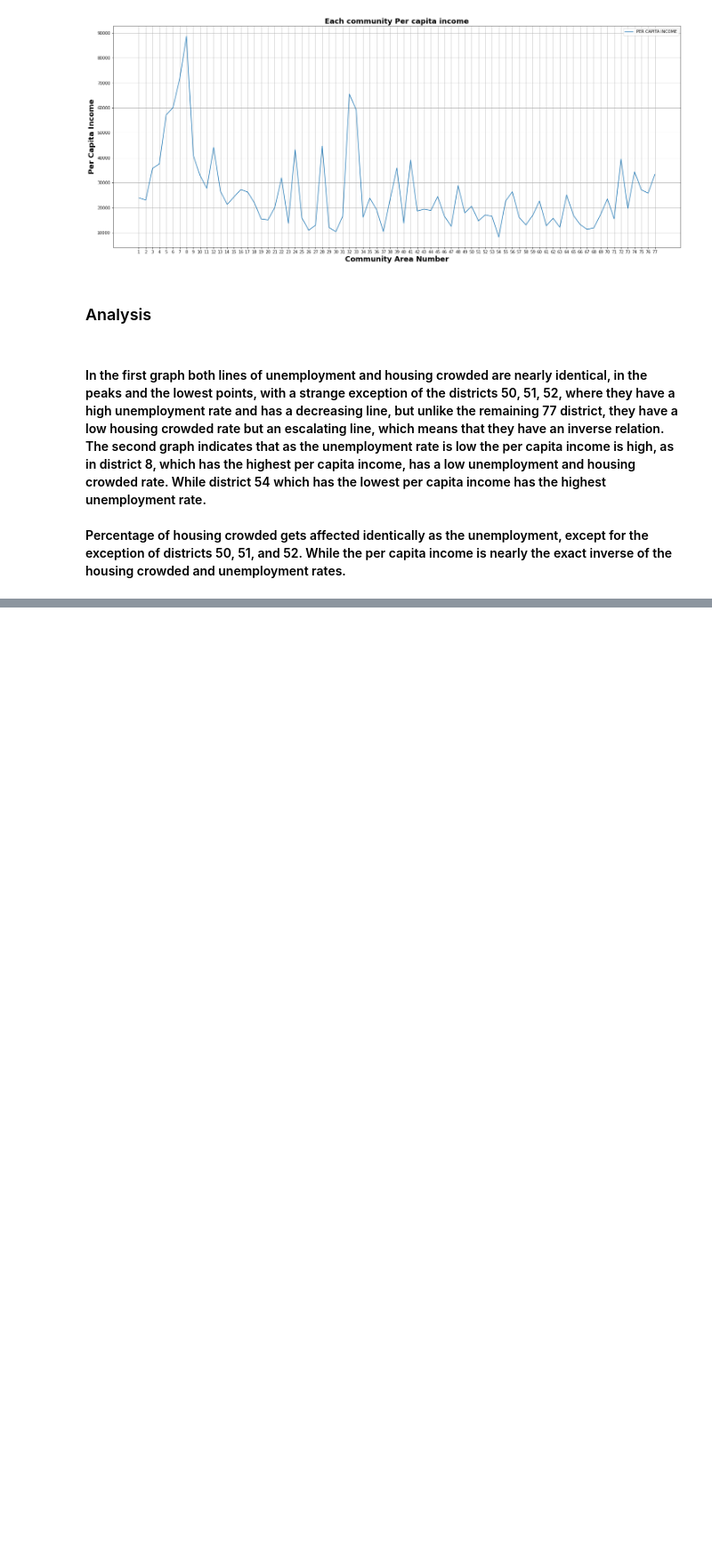
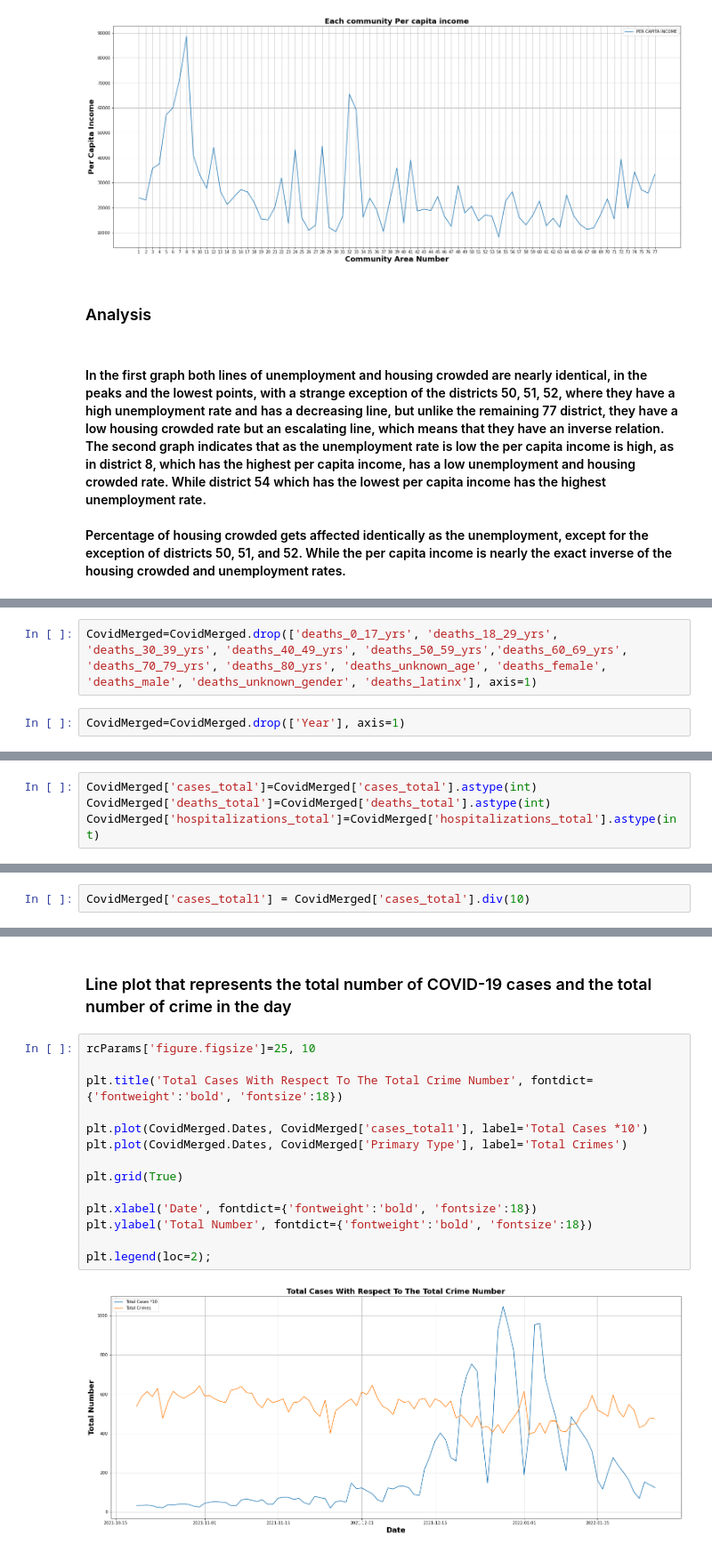
Before and after one commit to ZakDoo/Crime-and-Socioeconomics-Indicators-in-Chicago, a Jupyter notebook: Group4DataScience.ipynb, the cells around one changed output, grey strips where cells are left out. Shown at 89% size. Saved outputs shown, nothing was run; the diff lists cells and outputs as text; blank space fills up the shorter version.

```diff
--- a/Group4DataScience.ipynb
+++ b/Group4DataScience.ipynb
@@ -885,0 +1257,4 @@ Percentage of housing crowded gets affected identically as the unemployment, exc
+# %%
+CovidMerged=CovidMerged.drop(['deaths_0_17_yrs', 'deaths_18_29_yrs', 'deaths_30_39_yrs', 'deaths_40_49_yrs', 'deaths_50_59_yrs','deaths_60_69_yrs', 'deaths_70_79_yrs', 'deaths_80_yrs', 'deaths_unknown_age', 'deaths_female', 'deaths_male', 'deaths_unknown_gender', 'deaths_latinx'], axis=1)
+# %%
+CovidMerged=CovidMerged.drop(['Year'], axis=1)
@@ -885,0 +1288,4 @@ Percentage of housing crowded gets affected identically as the unemployment, exc
+# %%
+CovidMerged['cases_total']=CovidMerged['cases_total'].astype(int)
+CovidMerged['deaths_total']=CovidMerged['deaths_total'].astype(int)
+CovidMerged['hospitalizations_total']=CovidMerged['hospitalizations_total'].astype(int)
@@ -885,0 +1464,2 @@ Percentage of housing crowded gets affected identically as the unemployment, exc
+# %%
+CovidMerged['cases_total1'] = CovidMerged['cases_total'].div(10)
@@ -885,0 +1482,18 @@ Percentage of housing crowded gets affected identically as the unemployment, exc
+# %% [markdown]
+### Line plot that represents the total number of COVID-19 cases and the total number of crime in the day
+# %%
+rcParams['figure.figsize']=25, 10
+
+plt.title('Total Cases With Respect To The Total Crime Number', fontdict={'fontweight':'bold', 'fontsize':18})
+
+plt.plot(CovidMerged.Dates, CovidMerged['cases_total1'], label='Total Cases *10')
+plt.plot(CovidMerged.Dates, CovidMerged['Primary Type'], label='Total Crimes')
+
+plt.grid(True)
+
+plt.xlabel('Date', fontdict={'fontweight':'bold', 'fontsize':18})
+plt.ylabel('Total Number', fontdict={'fontweight':'bold', 'fontsize':18})
+
+plt.legend(loc=2);
+# %% [output]
+[figure, added]
```
Also changed, not shown: parts of 136 cells of this notebook.
